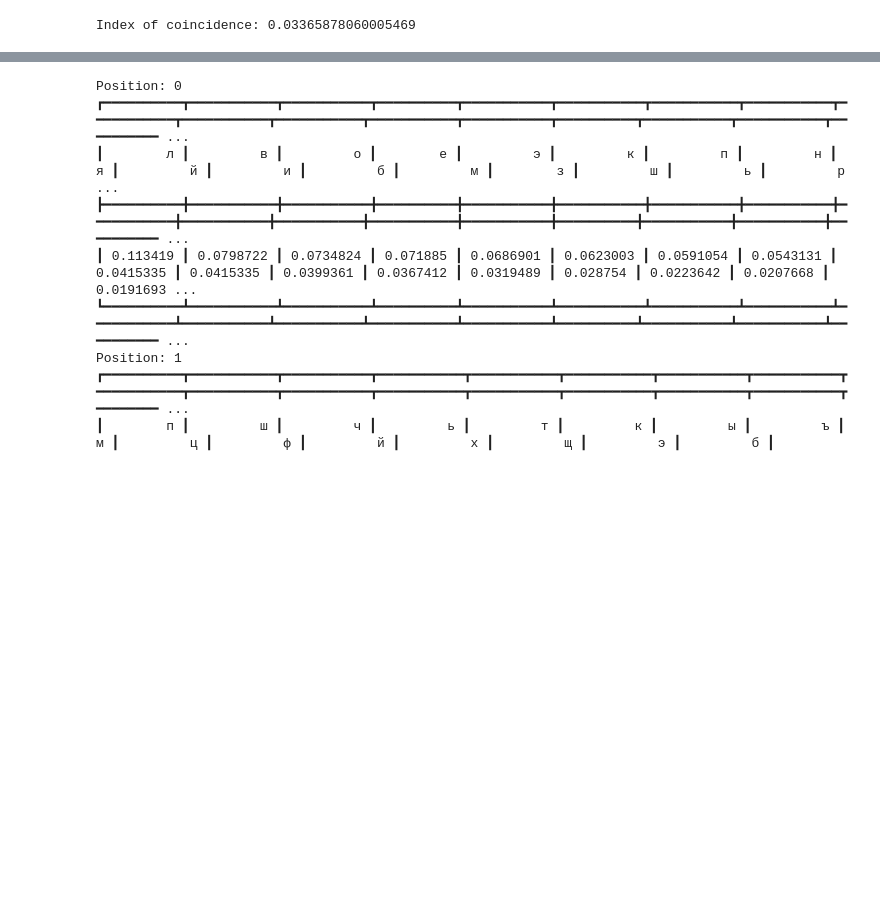
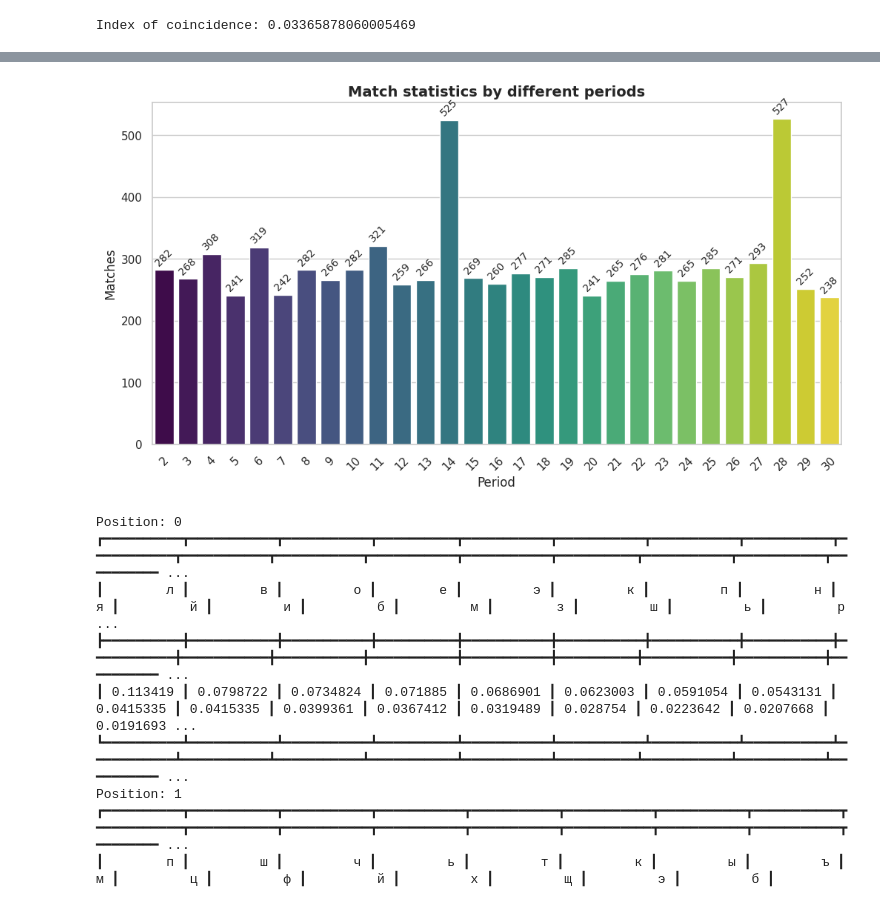
Before and after one commit to ipt-labs/crypto25-26, a Jupyter notebook: lab2/vasalatii_fb-31_yakovchuk_fb-31_cp2/decrypt.ipynb, the cells around one changed output, grey strips where cells are left out. Saved outputs shown, nothing was run; the diff lists cells and outputs as text; code cells hidden in the pictures; blank space fills up the shorter version.

```diff
--- a/lab2/vasalatii_fb-31_yakovchuk_fb-31_cp2/decrypt.ipynb
+++ b/lab2/vasalatii_fb-31_yakovchuk_fb-31_cp2/decrypt.ipynb
@@ -37,3 +33,7 @@ barplot(x,ics, "Indexes of coincidence by different key lengths", "Key length",
+# %%
+barplot(x,matches_counts, "Match statistics by different periods", "Period", "Matches", True, 45)
+# %% [output]
+[figure, new version]
 # %%
 key_len = 14
 # %%
```
Also changed, not shown: parts of 3 cells of this notebook.
